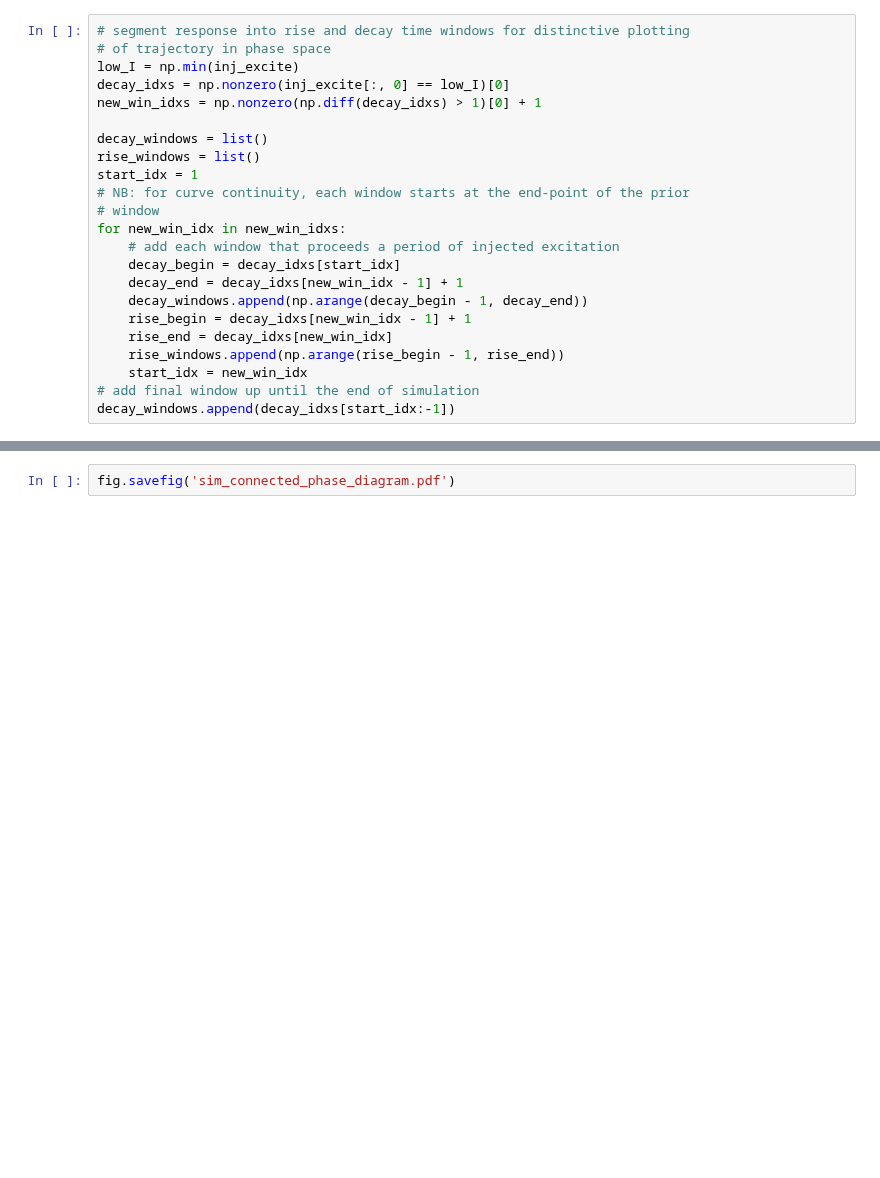
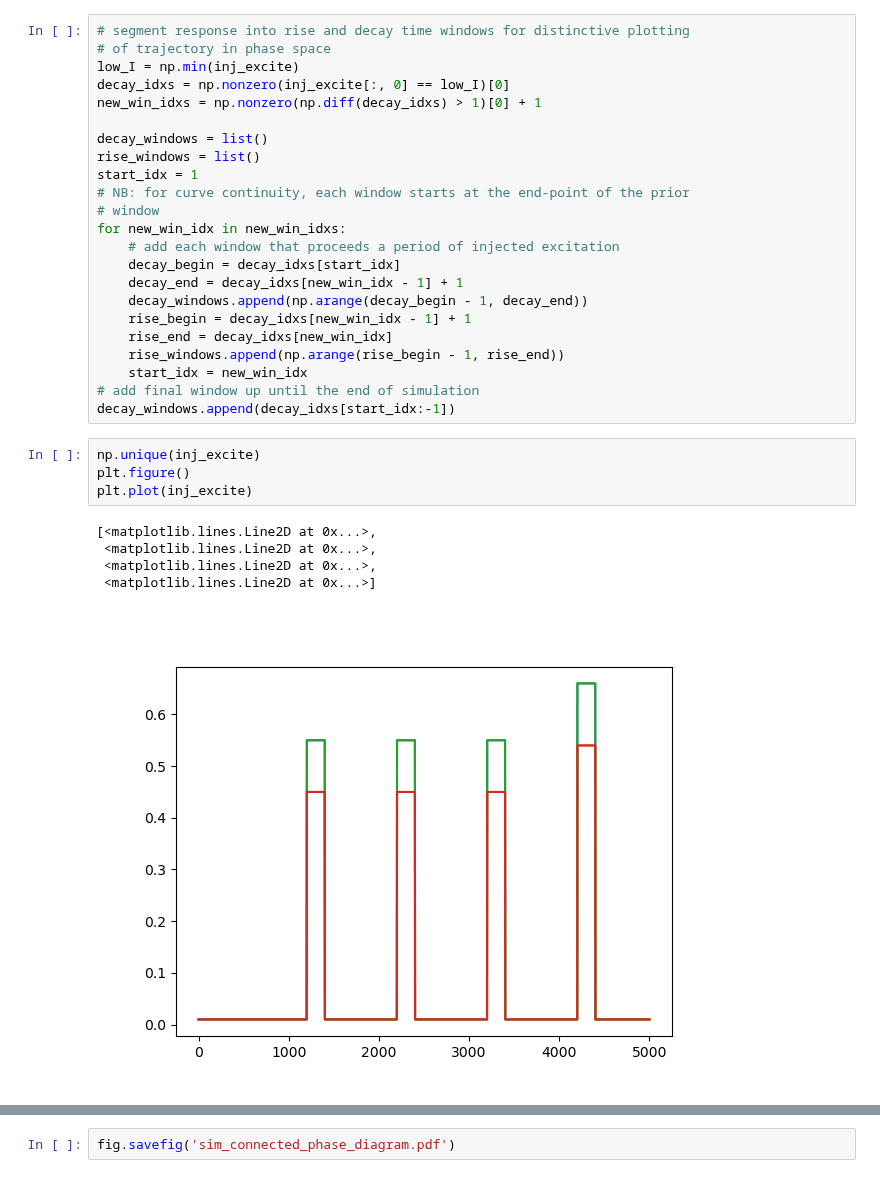
Before and after one commit to rythorpe/dev_detect_wc, a Jupyter notebook: phase_diagram.ipynb, the cells around one changed output, grey strips where cells are left out. Saved outputs shown, nothing was run; the diff lists cells and outputs as text; blank space fills up the shorter version.

```diff
--- a/phase_diagram.ipynb
+++ b/phase_diagram.ipynb
@@ -377,6 +377,16 @@ for new_win_idx in new_win_idxs:
     start_idx = new_win_idx
 # add final window up until the end of simulation
 decay_windows.append(decay_idxs[start_idx:-1])
+# %%
+np.unique(inj_excite)
+plt.figure()
+plt.plot(inj_excite)
+# %% [output]
+[<matplotlib.lines.Line2D at 0x...>,
+ <matplotlib.lines.Line2D at 0x...>,
+ <matplotlib.lines.Line2D at 0x...>,
+ <matplotlib.lines.Line2D at 0x...>]
+[figure, added]
 # %%
 # snapshot phase diagram overlayed with simulated trajectory (with lower->upper
 # units connected)
```
Also changed, not shown: parts of 2 cells of this notebook, 1 other file.
